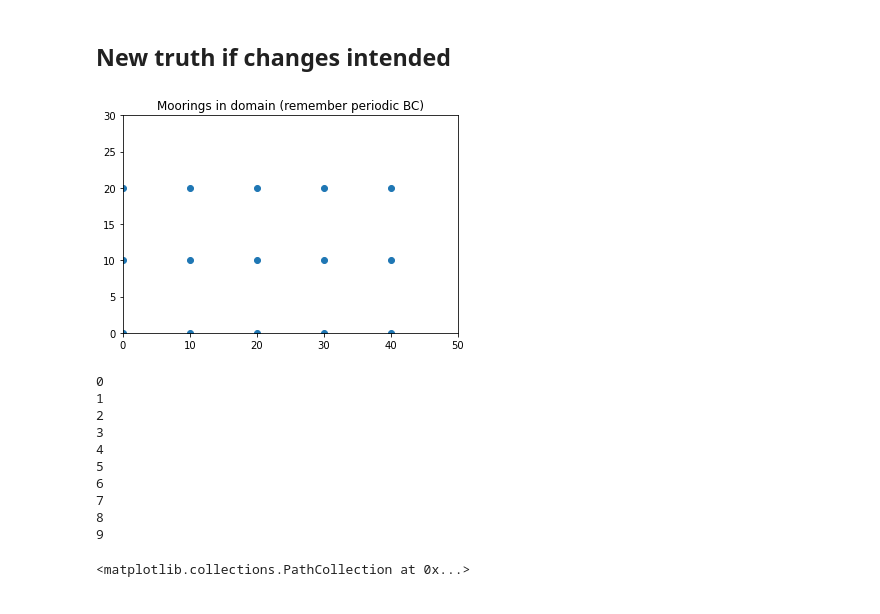
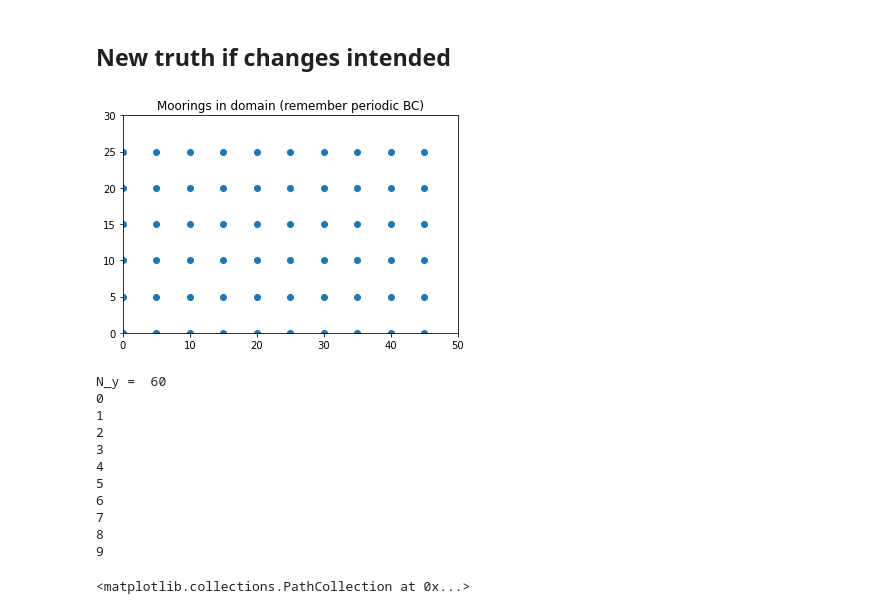
Before and after one commit to FlorianBeiser/advectionDiffusion, a Jupyter notebook: FilteringComparison.ipynb, the cells around one changed output. Drawn from its saved outputs; the diff is of its cells as text; code cells hidden in the pictures.

```diff
--- a/FilteringComparison.ipynb
+++ b/FilteringComparison.ipynb
@@ -32,11 +32,6 @@ Remember to set observation positions and to set/observe values!
 observation.plot_positions()
 # %% [output]
 [figure]
-# %%
-stop_simulation_early = False
-
-if stop_simulation_early:
-    observation.N_obs = 5
 # %% [markdown]
 ## Definition of initial distribution
 
@@ -50,28 +45,31 @@ new_truth = True
 # %%
 if new_truth:
     observation.clear_observations()
-    observation.set_regular_positions(10)
+    observation.set_regular_positions(5)
     observation.plot_positions()
+    print("N_y = ", len(observation.positions))
+
 
     # Temp changes only!
     simulator = Simulator.Simulator(grid,
                                 D=0.125,
                                 v=[1.5,0.5],
                                 zeta=-0.0001,
                                 dt=0.01,
                                 noise_matern_phi=7.0,
                                 noise_stddev=0.125)
 
     statistics_truth = Statistics.Statistics(simulator, 1)
     statistics_truth.set_prior(prior_args)
 
     for t in range(10):
         print(t)
         statistics_truth.propagate(25)
         #statistics_truth.plot()
         observation.observe(statistics_truth.mean)
 # %% [output]
-[figure, old version]
+[figure, new version]
+N_y =  60
 0
 1
 2
```
Also changed, not shown: parts of 35 cells of this notebook, 3 other files.
